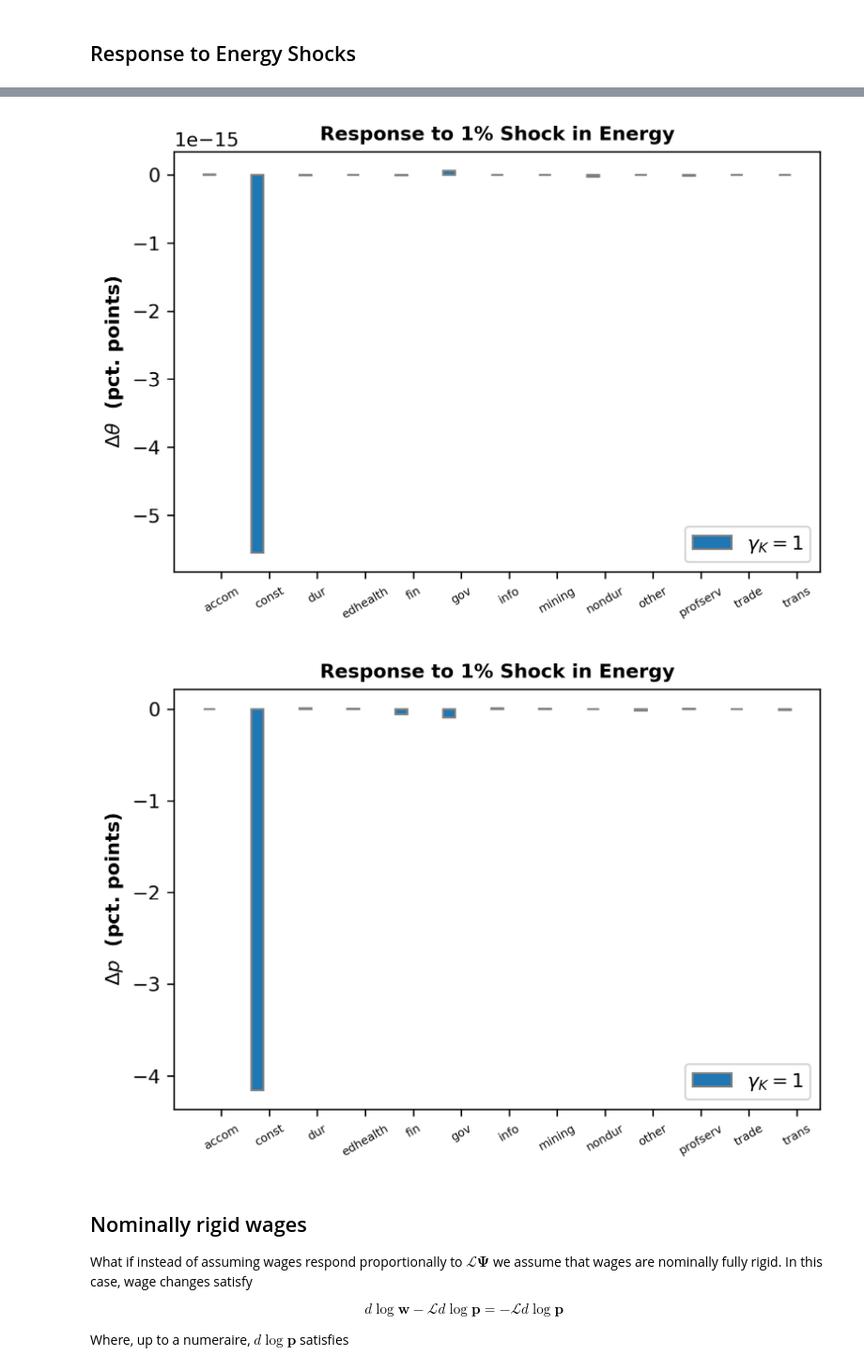
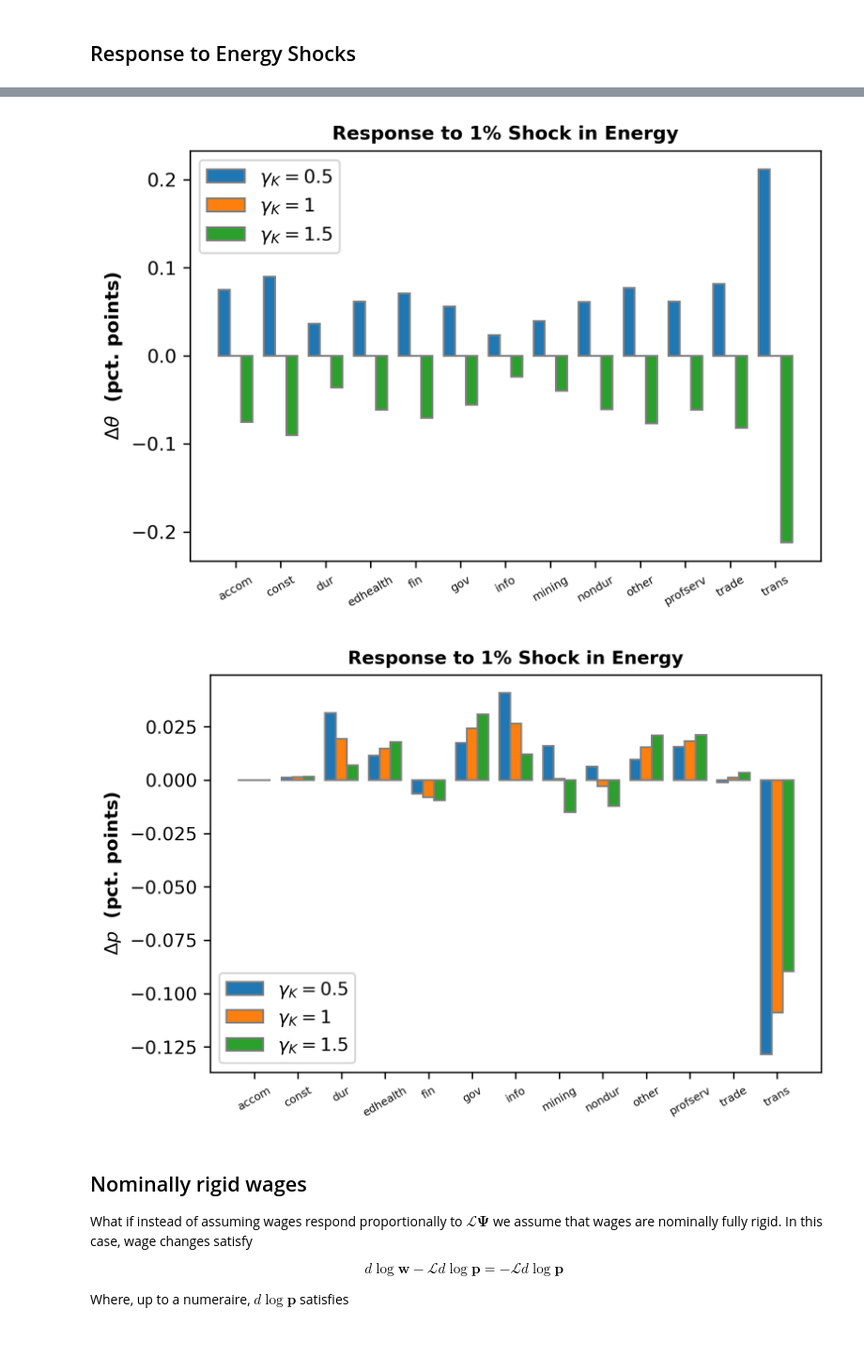
Before and after one commit to hs97/UnemploymentNetwork, a Jupyter notebook: new_code/calib2_energy_shock.ipynb, the cells around one changed output, grey strips where cells are left out. Shown at 94% size. Drawn from its saved outputs; the diff is of its cells as text; code cells hidden in the pictures; blank space fills up the shorter version.

```diff
--- a/new_code/calib2_energy_shock.ipynb
+++ b/new_code/calib2_energy_shock.ipynb
@@ -229,12 +229,12 @@ plt.plot(gamma_a_vec,100*aggY_vec)
 # %% [markdown]
 Next, we plot responses of sectoral output to technology shocks assuming $\gamma_A = [0.9, 1, 1.1]$.
 # %%
-gamma_A_vec = np.array([0.95,1,1.05])
+gamma_A_vec = np.array([0.5,1,1.5])
 sectorY_vec = np.zeros((J+1, 3))
 occT_vec = np.zeros((O, 3))
 occU_vec = np.zeros((O, 3))
 for i in range(3):
-    epsW_A, epsW_H, epsW_k = multi_occupation_network.WageElasticityFunc(gamma_a_vec[i], 1, 1, Psi, curlyL, epsN, epsK)
+    epsW_A, epsW_H, epsW_K = multi_occupation_network.WageElasticityFunc(gamma_A_vec[i], 1, 1, Psi, curlyL, epsN, epsK)
     dlog_wR = multi_occupation_network.WageFunc(dlog_A, dlog_H, dlog_K, epsW_A, epsW_H, epsW_K)
     dlog_theta = multi_occupation_network.ThetaFunc(dlog_A, dlog_H, dlog_K, dlog_wR, dlog_epsN, dlog_lam, Psi, Omega, curlyF, curlyQ, curlyT, curlyE, curlyL, epsN, epsK)
     occT_vec[:, i] = dlog_theta.flatten()
@@ -279,12 +279,12 @@ dlog_K = np.zeros((K, 1))
 dlog_H[2] = 0.01
 curlyE = multi_occupation_network.curlyEFunc(dlog_epsN,epsN)
 # %%
-gamma_H_vec = np.array([0.95,1,1.05])
+gamma_H_vec = np.array([0.5,1,1.5])
 sectorY_vec = np.zeros((J+1,3))
 occT_vec = np.zeros((O,3))
 occU_vec = np.zeros((O,3))
 for i in range(3):
-    epsW_A, epsW_H, epsW_k = multi_occupation_network.WageElasticityFunc(gamma_a_vec[i], 1, 1, Psi, curlyL, epsN, epsK)
+    epsW_A, epsW_H, epsW_K = multi_occupation_network.WageElasticityFunc(1, gamma_H_vec[i], 1, Psi, curlyL, epsN, epsK)
     dlog_wR = multi_occupation_network.WageFunc(dlog_A, dlog_H, dlog_K, epsW_A, epsW_H, epsW_K)
     dlog_theta = multi_occupation_network.ThetaFunc(dlog_A, dlog_H, dlog_K, dlog_wR, dlog_epsN, dlog_lam, Psi, Omega, curlyF, curlyQ, curlyT, curlyE, curlyL, epsN, epsK)
     occT_vec[:, i] = dlog_theta.flatten()
@@ -321,18 +321,18 @@ bar_plot(100*occU_vec, occupation_names, title, xlab, ylab, labels, save_path, r
 ## Response to Energy Shocks
 # %%
 dlog_A = np.zeros((J, 1))
-dlog_H = np.zeros((O,1))
+dlog_H = np.zeros((O, 1))
 dlog_K = np.zeros((K, 1))
-dlog_H[1] = 0.1
+dlog_K[1] = 0.01
 curlyE = multi_occupation_network.curlyEFunc(dlog_epsN,epsN)
 # %%
-gamma_H_vec = np.array([1])
-sectorY_vec = np.zeros((J+1,1))
-occT_vec = np.zeros((O,1))
-occU_vec = np.zeros((O,1))
-p_vec = np.zeros((J, 1))
-for i in range(1):
-    epsW_A, epsW_H, epsW_k = multi_occupation_network.WageElasticityFunc(gamma_a_vec[i], 1, 1, Psi, curlyL, epsN, epsK)
+gamma_K_vec = np.array([0.5, 1, 1.5])
+sectorY_vec = np.zeros((J+1,len(gamma_K_vec)))
+occT_vec = np.zeros((O, len(gamma_K_vec)))
+occU_vec = np.zeros((O, len(gamma_K_vec)))
+p_vec = np.zeros((J, len(gamma_K_vec)))
+for i in range(len(gamma_K_vec)):
+    epsW_A, epsW_H, epsW_K = multi_occupation_network.WageElasticityFunc(gamma_A=1, gamma_H=1, gamma_K=gamma_K_vec[i], Psi=Psi, curlyL=curlyL, epsN=epsN, epsK=epsK)
     dlog_wR = multi_occupation_network.WageFunc(dlog_A, dlog_H, dlog_K, epsW_A, epsW_H, epsW_K)
     dlog_theta = multi_occupation_network.ThetaFunc(dlog_A, dlog_H, dlog_K, dlog_wR, dlog_epsN, dlog_lam, Psi, Omega, curlyF, curlyQ, curlyT, curlyE, curlyL, epsN, epsK)
     occT_vec[:, i] = dlog_theta.flatten()
@@ -374,18 +357,18 @@ bar_plot(100*sectorY_vec, sector_names, title, xlab, ylab, labels, save_path, ro
 xlab = ''
 ylab = '$\Delta \\theta$  (pct. points)'
 save_path = f'../output/figures/energy_A{A_spec}_KshockT_calib2.png'
-labels = ['$\gamma_{K} = 1$']
+labels = ['$\gamma_{K} = 0.5$', '$\gamma_{K} = 1$', '$\gamma_{K} = 1.5$']
 bar_plot(100*occT_vec, occupation_names, title, xlab, ylab, labels, save_path, rotation=30, fontsize=10, barWidth = 0.25, dpi=300)
 # %% [output]
-[figure, old version]
+[figure, new version]
 # %%
 xlab = ''
 ylab = '$\Delta p$  (pct. points)'
 save_path = f'../output/figures/energy_A{A_spec}_KshockP_calib2.png'
-labels = ['$\gamma_{K} = 1$']
+labels = ['$\gamma_{K} = 0.5$', '$\gamma_{K} = 1$', '$\gamma_{K} = 1.5$']
 bar_plot(100*p_vec, occupation_names, title, xlab, ylab, labels, save_path, rotation=30, fontsize=10, barWidth = 0.25, dpi=300)
 # %% [output]
-[figure, old version]
+[figure, new version]
 # %% [markdown]
 ## Nominally rigid wages
 
```
Also changed, not shown: parts of 9 cells of this notebook, 10 other files.
